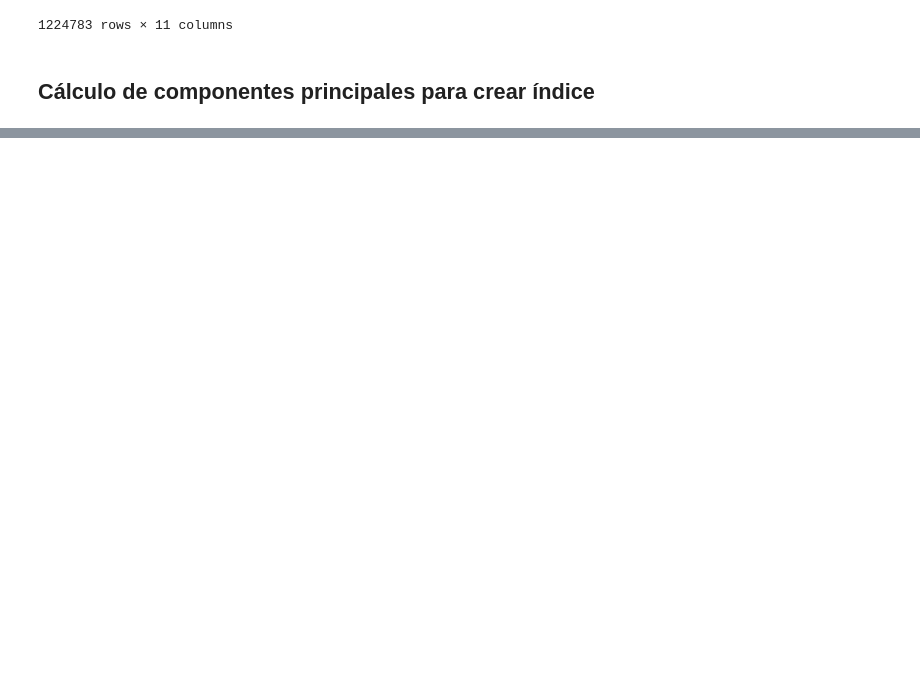
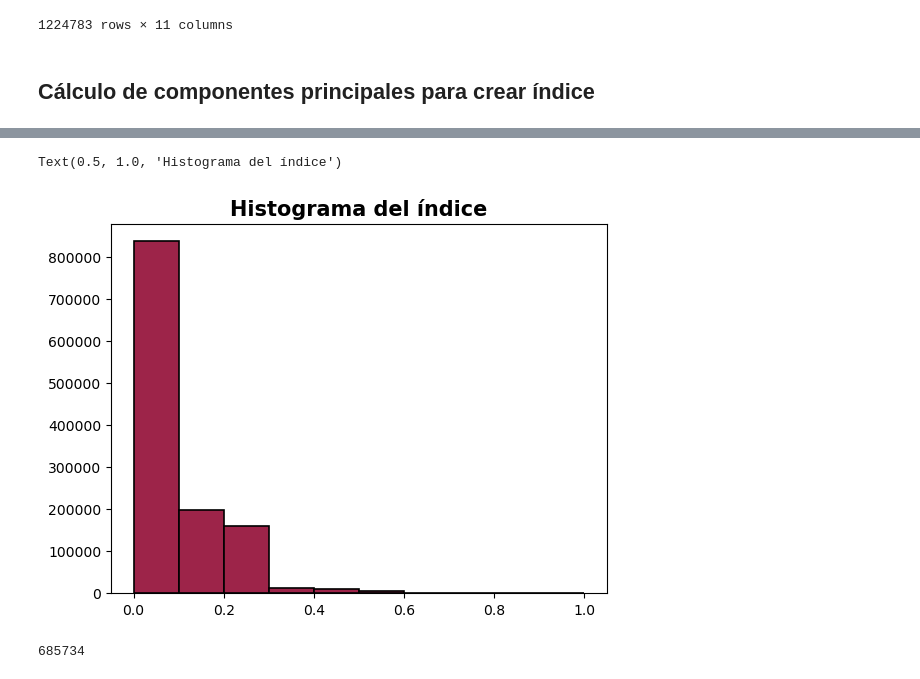
Before and after one commit to claudiodanielpc/datavivi, a Jupyter notebook: indica_infra_vivi.ipynb, the cells around one changed output, grey strips where cells are left out. Saved outputs shown, nothing was run; the diff lists cells and outputs as text; code cells hidden in the pictures; blank space fills up the shorter version.

```diff
--- a/indica_infra_vivi.ipynb
+++ b/indica_infra_vivi.ipynb
@@ -289,0 +336,12 @@ df_limpia
+# %%
+#Histograma del slum severity index
+plt.hist(df_limpia['slum_severity_index'],bins=10,edgecolor='black', linewidth=1.2, color='#9d2449')
+plt.title("Histograma del índice",fontsize=15, fontweight='bold')
+# %% [output]
+Text(0.5, 1.0, 'Histograma del índice')
+[figure, added]
+# %%
+#Número de ceros en el slum severity index
+df_limpia[df_limpia['slum_severity_index']==0].shape[0]
+# %% [output]
+685734
```
Also changed, not shown: parts of 18 cells of this notebook.
